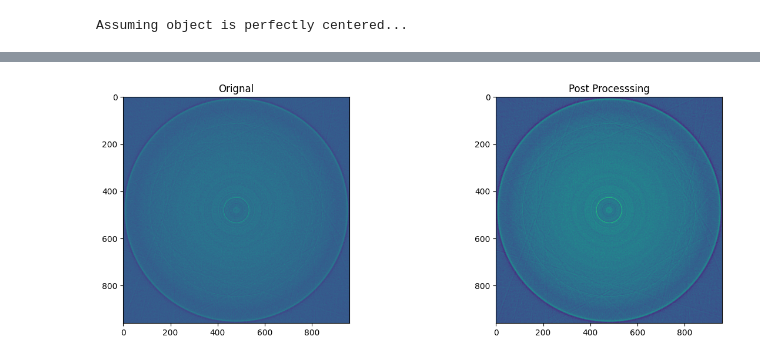
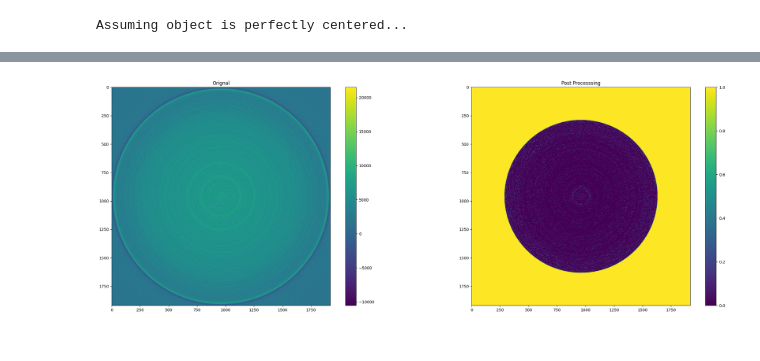
Before and after one commit to Linked-Liszt/1IDTomo2Mesh, a Jupyter notebook: coarse_mesh.ipynb, the cells around one changed output, grey strips where cells are left out. Cells and saved outputs as stored; diff of their text form; code cells hidden in the pictures.

Commit message:
Add basic NP based pipeline

```diff
--- a/coarse_mesh.ipynb
+++ b/coarse_mesh.ipynb
@@ -74,3 +72,9 @@ num_gpu_batches = 5
+# %%
+# Reconstruction Params
+# ds = downsampling factor
+pixel_ds = 1
+scan_ds = 1
+gpu_batch_size = 100
 # %%
 recon = nu.reconstruct(
     projs=projs,
@@ -78,7 +82,7 @@ recon = nu.reconstruct(
     center=center,
     pixel_ds=pixel_ds,
     scan_ds=scan_ds,
-    num_gpu_batches=num_gpu_batches
+    gpu_batch_size=gpu_batch_size
 )
 recon_original = copy.deepcopy(recon)
 # %%
@@ -89 +93,20 @@ print(type(recon))
 <class 'numpy.ndarray'>
+# %%
+# Can be used to reset reconstruction
+recon = copy.deepcopy(recon_original)
+# %%
+# Insert reconstruction pipeline here
+recon[:] = sp.ndimage.gaussian_filter(recon, 0.5)
+
+# binarize
+voxel_values = vp.get_values_cyl_mask(recon[::2,::2,::2], 1.0)
+rec_min_max = vp.modified_autocontrast(voxel_values, s=0.01)
+thresh = cp.float32(filters.threshold_otsu(voxel_values))
+recon[:] = (recon<thresh).astype(cp.uint8)
+vp.cylindrical_mask(recon,0.7,1)
+# %%
+im_layer = 599
+
+w_ = nu.plot_recon_compare(recon_original, recon, im_layer)
+# %% [output]
+[figure, added]
@@ -93,6 +117,0 @@ recon[:] = sp.ndimage.gaussian_filter(recon, 0.5)
-# %%
-im_layer = 500
-
-_ = nu.plot_recon_compare(recon_original, recon, im_layer)
-# %% [output]
-[figure, removed]
```
Also changed, not shown: parts of 11 cells of this notebook, 1 other file.
